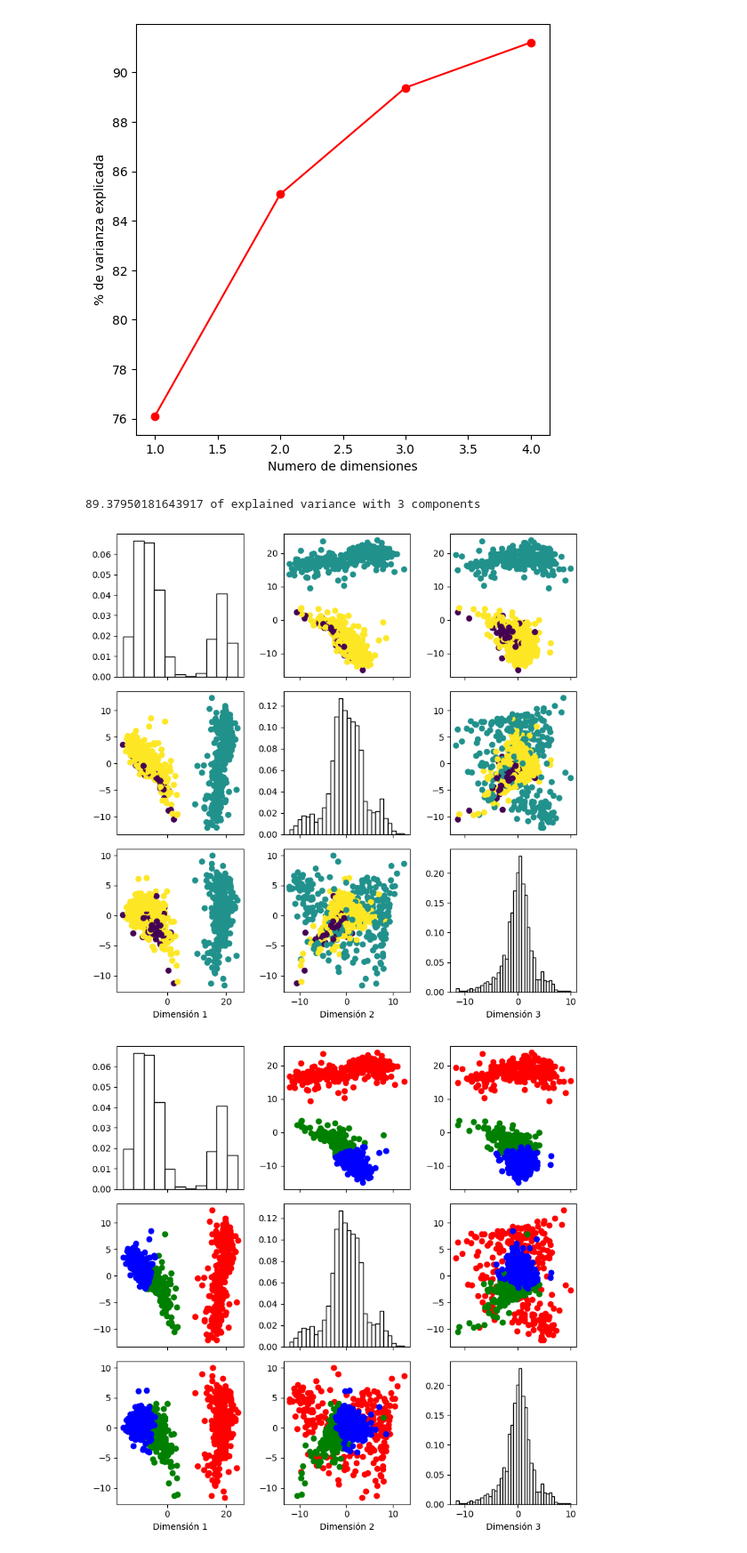
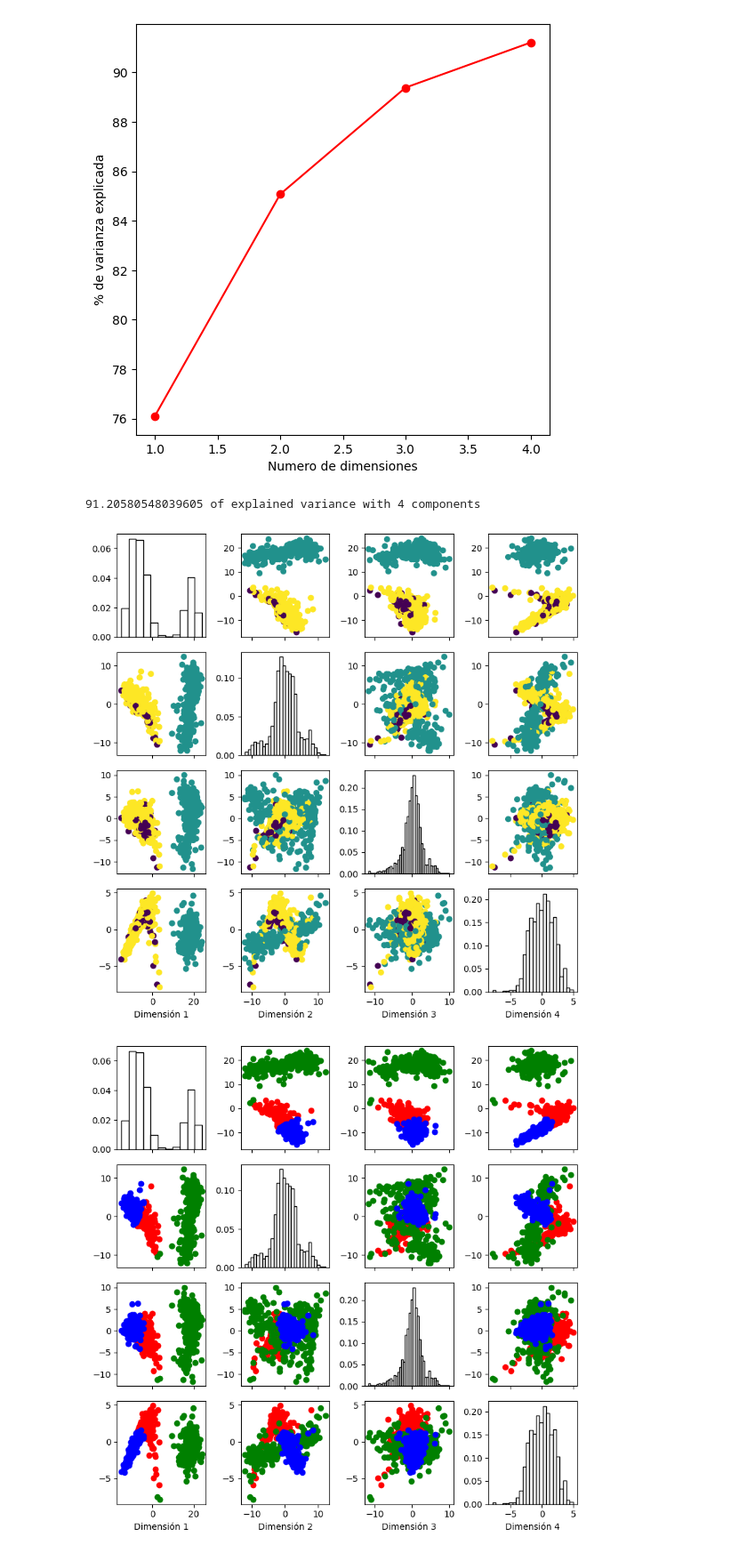
Before and after one commit to FedeSS99/Proyecto-MCE-Ciencia-de-Datos, a Jupyter notebook: code/ClusterMDS.ipynb, the cells around one changed output. Shown: that part at 89% size. Drawn from its saved outputs; the diff is of its cells as text; code cells hidden in the pictures.

```diff
--- a/code/ClusterMDS.ipynb
+++ b/code/ClusterMDS.ipynb
@@ -58,25 +58,27 @@ plt.show()
 # %% [output]
 [figure]
 # %%
-ClustMDS.GetSolution(num_dim = 3)
+num_comps = 4
+
+ClustMDS.GetSolution(num_dim = num_comps)
 Xc = ClustMDS.Xc
 # %% [output]
-89.37950181643917 of explained variance with 3 components
+91.20580548039605 of explained variance with 4 components
 # %%
-Figure_MDS1, Subplots_MDS1 = plt.subplots(nrows = 3, ncols = 3, sharex = "col", figsize = (8, 8))
+Figure_MDS1, Subplots_MDS1 = plt.subplots(nrows = num_comps, ncols = num_comps, sharex = "col", figsize = (8, 8))
 
 group_colors_used = set()
 
-for n in range(3):
+for n in range(num_comps):
     Subplots_MDS1[n,n].hist(Xc[:,n], facecolor = "white", edgecolor = "black", density = True, bins = "auto")
-    for m in range(3):
+    for m in range(num_comps):
         if n != m:
             scatter_MDS1 = Subplots_MDS1[n,m].scatter(Xc[:,m], Xc[:,n], c = class_series)
-    Subplots_MDS1[2,n].set_xlabel(f"Dimensión {n + 1}")
+    Subplots_MDS1[num_comps-1,n].set_xlabel(f"Dimensión {n + 1}")
 
 Figure_MDS1.tight_layout()
 # %% [output]
-[figure, old version]
+[figure, new version]
 # %%
 #SVD_Kmeans = KMeans(n_clusters = 3)
 #AssignedClusters = SVD_Kmeans.fit_predict(Xc)
@@ -85,20 +87,20 @@ model = KernelKMeans(n_clusters = 3, kernel="rbf", gamma = 0.005)
 model.fit(Xc)
 AssignedClusters = model.labels_
 # %%
-Figure_MDS2, Subplots_MDS2 = plt.subplots(nrows = 3, ncols = 3, sharex = "col", figsize = (8, 8))
+Figure_MDS2, Subplots_MDS2 = plt.subplots(nrows = num_comps, ncols = num_comps, sharex = "col", figsize = (8, 8))
 
-for n in range(3):
+for n in range(num_comps):
     Subplots_MDS2[n,n].hist(Xc[:,n], facecolor = "white", edgecolor = "black", density = True, bins = "auto")
-    for m in range(3):
+    for m in range(num_comps):
         if n != m:
             for class_num in set(AssignedClusters):
                 class_num_mask = (AssignedClusters == class_num)
                 Subplots_MDS2[n,m].scatter(Xc[class_num_mask,m], Xc[class_num_mask,n], c = group_colors[class_num + 1])
-    Subplots_MDS2[2,n].set_xlabel(f"Dimensión {n + 1}")
+    Subplots_MDS2[num_comps-1,n].set_xlabel(f"Dimensión {n + 1}")
 
 Figure_MDS2.tight_layout()
 # %% [output]
-[figure, old version]
+[figure, new version]
 # %%
 cluster_counts = {k:Counter(class_series[AssignedClusters == k]) for k in range(3)}
 cluster_counts
```
Also changed, not shown: parts of 3 cells of this notebook.
